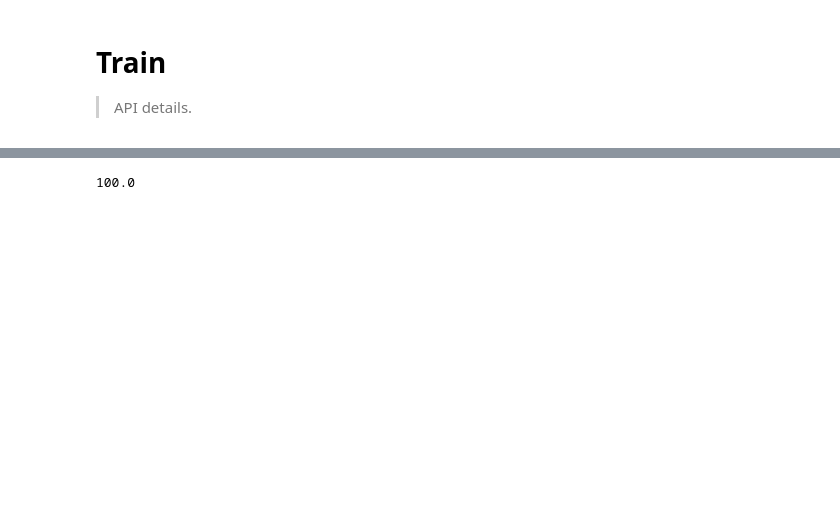
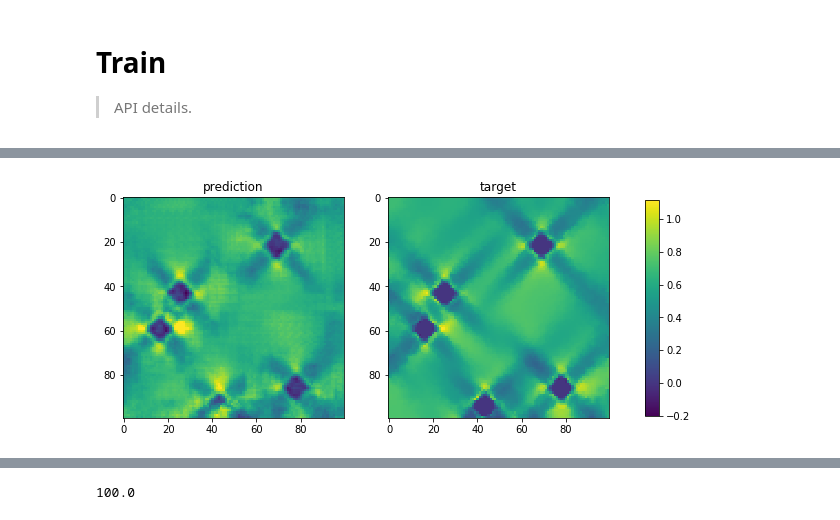
Before and after one commit to FGhavamian/accelerate_fem, a Jupyter notebook: notebooks/03_train.ipynb, the cells around one changed output, grey strips where cells are left out. Saved outputs shown, nothing was run; the diff lists cells and outputs as text; code cells hidden in the pictures; blank space fills up the shorter version.

Commit message:
wip on training

```diff
--- a/notebooks/03_train.ipynb
+++ b/notebooks/03_train.ipynb
@@ -67,4 +148,2 @@ model.compile(loss='mae', optimizer=optimizer)
 # %%
 tf.keras.backend.set_value(model.optimizer.lr, 1e-4)
-# %%
-model.fit(inputs, targets_scaled, epochs=500)
@@ -104,0 +150,8 @@ preds.max()
+# %%
+model.fit(
+    inputs_train,
+    targets_train,
+    epochs=1000,
+    validation_data=(inputs_test, targets_test),
+    validation_freq=5
+)
@@ -104,0 +177,4 @@ preds.max()
+# %%
+%%time
+preds_test = model.predict(inputs_test)
+preds_train = model.predict(inputs_train)
@@ -104,0 +183,21 @@ preds.max()
+# %%
+def plot_example(targ, pred):
+    vmax = min(np.max(pred), np.max(targ))
+    vmin = min(np.min(pred), np.min(targ))
+
+    fig, (ax0, ax1) = plt.subplots(1, 2, figsize=(10,5))
+    ax0.imshow(np.squeeze(pred), vmin=vmin, vmax=vmax)
+    ax0.set_title('prediction')
+
+    im = ax1.imshow(np.squeeze(targ), vmin=vmin, vmax=vmax)
+    ax1.set_title('target')
+
+    fig.subplots_adjust(right=0.8)
+    cbar_ax = fig.add_axes([0.85, 0.2, 0.02, 0.6])
+    fig.colorbar(im, cax=cbar_ax)
+    # plt.colorbar();
+# %%
+idx = 1
+plot_example(targets_test[idx], preds_test[idx])
+# %% [output]
+[figure, added]
```
Also changed, not shown: parts of 19 cells of this notebook, 1 other file.
